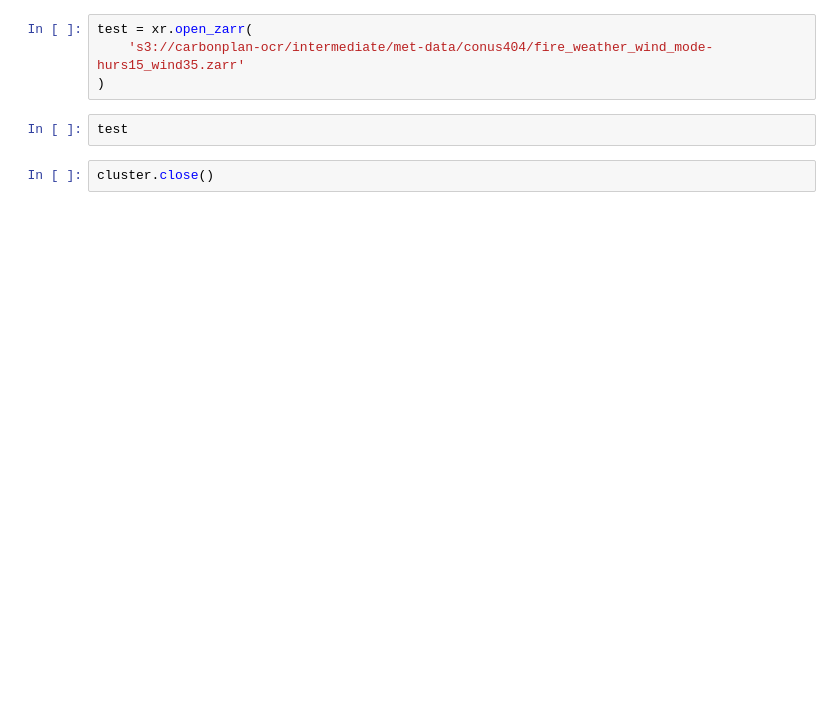
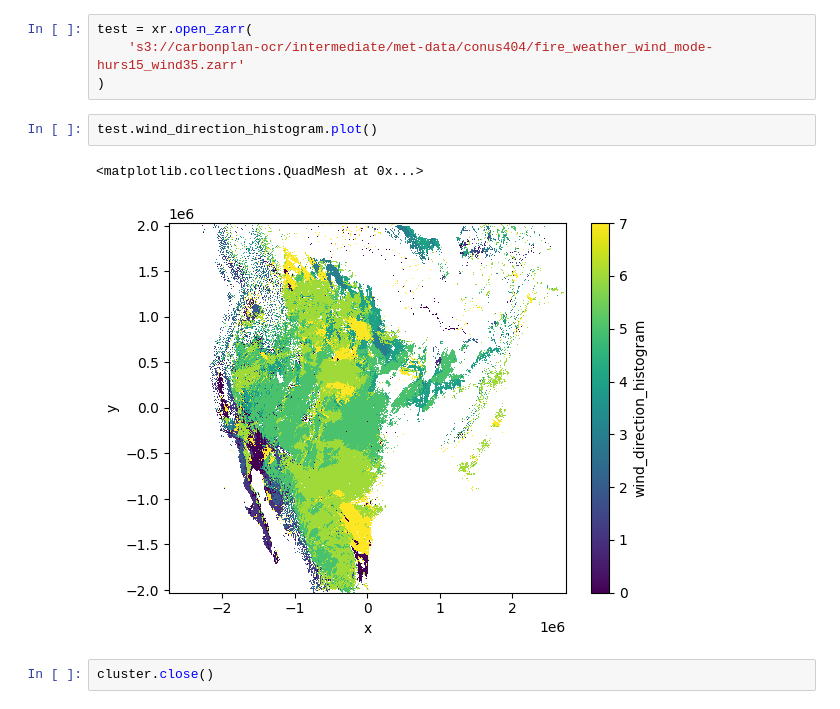
Before and after one commit to carbonplan/ocr, a Jupyter notebook: notebooks/fire_weather_distribution.ipynb, the cells around one changed output. Cells and saved outputs as stored; diff of their text form; blank space fills up the shorter version.

```diff
--- a/notebooks/fire_weather_distribution.ipynb
+++ b/notebooks/fire_weather_distribution.ipynb
@@ -308,6 +340,9 @@ test = xr.open_zarr(
     's3://carbonplan-ocr/intermediate/met-data/conus404/fire_weather_wind_mode-hurs15_wind35.zarr'
 )
 # %%
-test
+test.wind_direction_histogram.plot()
+# %% [output]
+<matplotlib.collections.QuadMesh at 0x...>
+[figure, added]
 # %%
 cluster.close()
```
Also changed, not shown: parts of 9 cells of this notebook, 1 other file.
